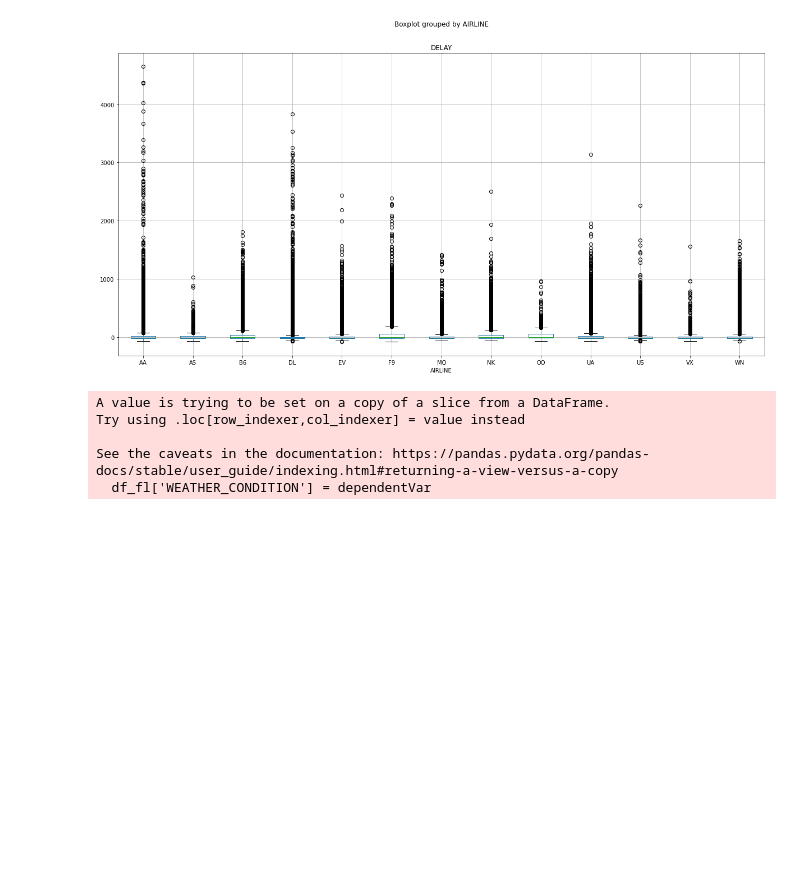
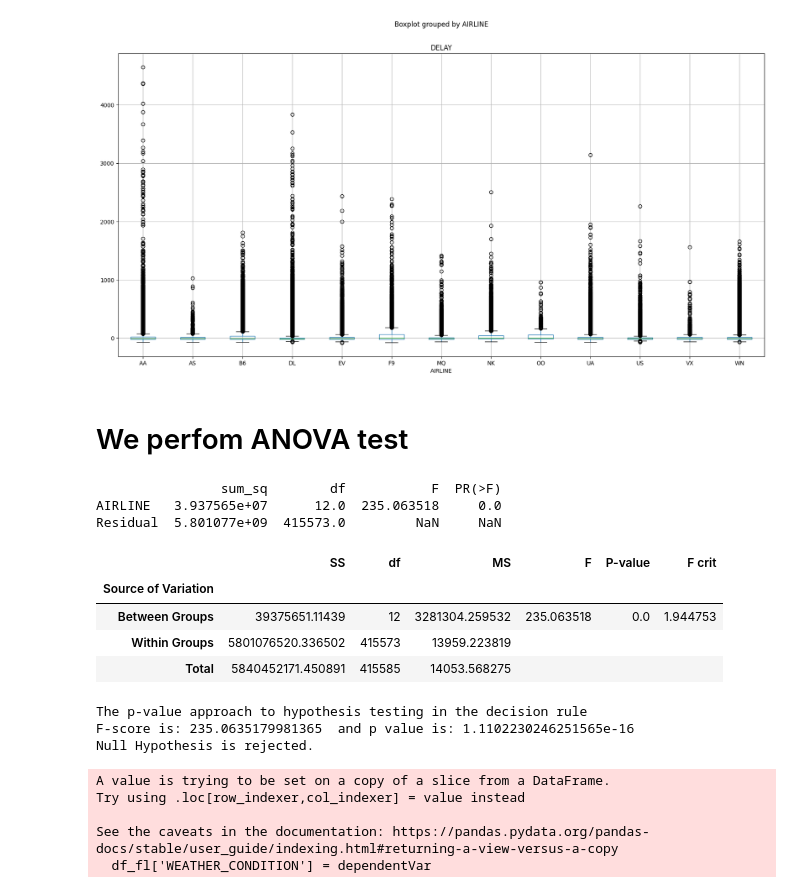
Before and after one commit to EmilioGinzo/Flight-delay, a Jupyter notebook: Project_p676p627_Emilio.ipynb, the cells around one changed output. Cells and saved outputs as stored; diff of their text form; code cells hidden in the pictures; blank space fills up the shorter version.

Commit message:
ANOVA test fue añadido

```diff
--- a/Project_p676p627_Emilio.ipynb
+++ b/Project_p676p627_Emilio.ipynb
@@ -245,6 +249,78 @@ df_fl_flights.boxplot(column='DELAY', by='AIRLINE', figsize=(20, 10))
 # %% [output]
 <AxesSubplot:title={'center':'DELAY'}, xlabel='AIRLINE'>
 [figure]
+# %% [markdown]
+# We perfom ANOVA test
+# %%
+mod = ols('DELAY ~ AIRLINE', data=df_fl_flights).fit()
+aov_table = sm.stats.anova_lm(mod, typ=2)
+print(aov_table)
+# %% [output]
+                sum_sq        df           F  PR(>F)
+AIRLINE   3.937565e+07      12.0  235.063518     0.0
+Residual  5.801077e+09  415573.0         NaN     NaN
+# %%
+# Create ANOVA backbone table
+data = [['Between Groups', '', '', '', '', '', ''], ['Within Groups', '', '', '', '', '', ''], ['Total', '', '', '', '', '', '']]
+anova_table = pd.DataFrame(data, columns = ['Source of Variation', 'SS', 'df', 'MS', 'F', 'P-value', 'F crit'])
+anova_table.set_index('Source of Variation', inplace = True)
+
+# calculate SSTR and update anova table
+x_bar = df_fl_flights['DELAY'].mean()
+SSTR = df_fl_flights.groupby('AIRLINE').count() * (df_fl_flights.groupby('AIRLINE').mean() - x_bar)**2
+anova_table['SS']['Between Groups'] = SSTR['DELAY'].sum()
+
+# calculate SSE and update anova table
+SSE = (df_fl_flights.groupby('AIRLINE').count() - 1) * df_fl_flights.groupby('AIRLINE').std()**2
+anova_table['SS']['Within Groups'] = SSE['DELAY'].sum()
+
+# calculate SSTR and update anova table
+SSTR = SSTR['DELAY'].sum() + SSE['DELAY'].sum()
+anova_table['SS']['Total'] = SSTR
+
+# update degree of freedom
+anova_table['df']['Between Groups'] = df_fl_flights['AIRLINE'].nunique() - 1
+anova_table['df']['Within Groups'] = df_fl_flights.shape[0] - df_fl_flights['AIRLINE'].nunique()
+anova_table['df']['Total'] = df_fl_flights.shape[0] - 1
+
+# calculate MS
+anova_table['MS'] = anova_table['SS'] / anova_table['df']
+
+# calculate F
+F = anova_table['MS']['Between Groups'] / anova_table['MS']['Within Groups']
+anova_table['F']['Between Groups'] = F
+
+# p-value
+anova_table['P-value']['Between Groups'] = 1 - stats.f.cdf(F, anova_table['df']['Between Groups'], anova_table['df']['Within Groups'])
+
+# F critical
+alpha = 0.05
+# possible types "right-tailed, left-tailed, two-tailed"
+tail_hypothesis_type = "two-tailed"
+if tail_hypothesis_type == "two-tailed":
+    alpha /= 2
+anova_table['F crit']['Between Groups'] = stats.f.ppf(1-alpha, anova_table['df']['Between Groups'], anova_table['df']['Within Groups'])
+
+# Final ANOVA Table
+anova_table
+# %% [output]
+|  | SS | df | MS | F | P-value | F crit |
+| Source of Variation |  |  |  |  |  |  |
+| Between Groups | 39375651.11439 | 12 | 3281304.259532 | 235.063518 | 0.0 | 1.944753 |
+| Within Groups | 5801076520.336502 | 415573 | 13959.223819 |  |  |  |
+| Total | 5840452171.450891 | 415585 | 14053.568275 |  |  |  |
+# %%
+# p-value approach
+print("The p-value approach to hypothesis testing in the decision rule")
+conclusion = "Failed to reject the null hypothesis."
+if anova_table['P-value']['Between Groups'] <= alpha:
+    conclusion = "Null Hypothesis is rejected."
+print("F-score is:", anova_table['F']['Between Groups'], " and p value is:", anova_table['P-value']['Between Groups'])
+print(conclusion)
+# %% [output]
+The p-value approach to hypothesis testing in the decision rule
+F-score is: 235.0635179981365  and p value is: 1.1102230246251565e-16
+Null Hypothesis is rejected.
 # %%
 df_fl = df_fl_flights[['MONTH', 'DAY', 'AIRLINE', 'SCHEDULED_DEPARTURE', 'STATE', 'WEATHER_DELAY', 'CANCELLATION_REASON']]
 # %%
```
Also changed, not shown: parts of 1 cell of this notebook.
